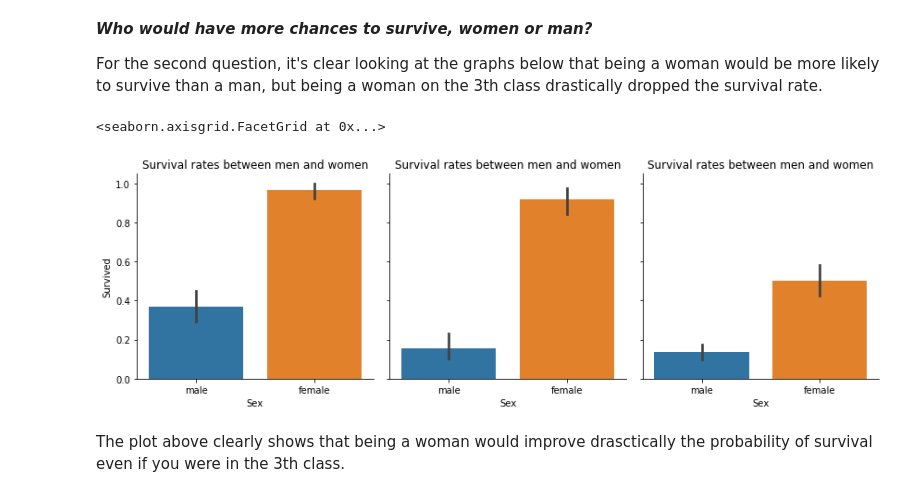
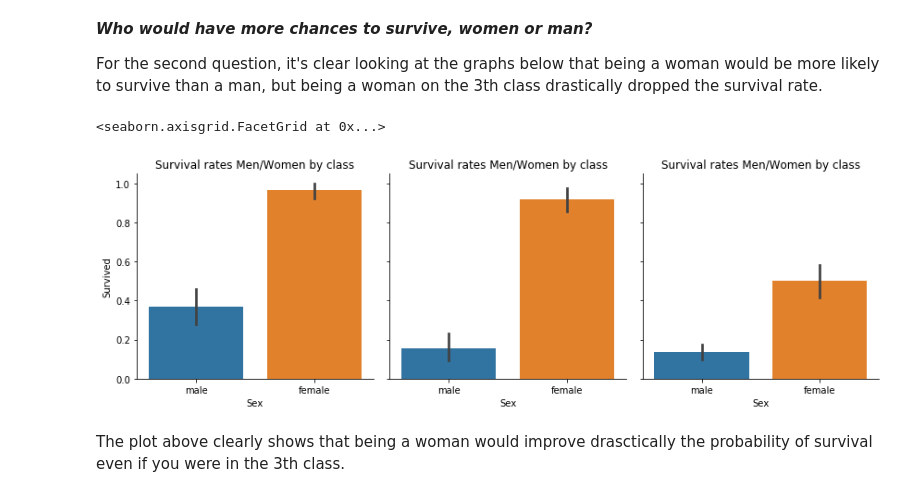
Before and after one commit to thiagoramos23/nanodegre-udacity-project-titanic, a Jupyter notebook: Titanic.ipynb, the cells around one changed output. Cells and saved outputs as stored; diff of their text form; code cells hidden in the pictures.

```diff
--- a/Titanic.ipynb
+++ b/Titanic.ipynb
@@ -19,14 +18,0 @@ We are here to try to understand three main questions.
-# %%
-import unicodecsv
-
-#Csv Location
-titanic_file = 'titanic_data.csv'
-
-#Reading csv file.
-def read_csv(file):
-    with open(file, 'rb') as f:
-        reader = unicodecsv.DictReader(f)
-        return list(reader)
-
-titanic_data = read_csv(titanic_file)
-print(titanic_data[0])
@@ -35,3 +55,6 @@ OrderedDict([('PassengerId', '1'), ('Survived', '0'), ('Pclass', '3'), ('Name',
+# %%
+#drop unused columns
+titanic_df.drop(['SibSp', 'Ticket', 'Cabin', 'Name', 'PassengerId', 'Embarked'], axis=1, inplace=True)
 # %%
 #Getting to know the file. How much rows and columns it has.
 titanic_df.shape
@@ -63,7 +115,7 @@ def cutDF(df):
     return pd.cut(df,[0, 13, 18, 25, 40, 50, 60, 120], labels=['Child', 'Teenager', 'Young Adult', 'Adult', 'lower_middle', 'upper_middle', 'OAP'])
 
 #Creating new field called Age_Category using the method above to be processed using the apply method.
-titanic_df['Age_Category'] = titanic_df[['Age']].apply(cutDF)
+df_without_null_ages['Age_Category'] = df_without_null_ages[['Age']].apply(cutDF)
 # %%
 #This method calculates the percentage of survival for a specified class that could be (1st class, 2nd class or 3th class).
 #p_class is an integer
@@ -95,14 +147,14 @@ For the second question, it's clear looking at the graphs below that being a wom
 # %%
 %matplotlib inline
 import seaborn as sns
 
 #Create a factor plot using the Sex as X column, Survived as Y column and spliting the data by Pclass.
 #This plot informs the rate of survival for males and females for each Pclass.
 factor = sns.factorplot(x="Sex", y="Survived", col="Pclass", data=titanic_df , kind="bar")
-factor.set(title="Survival rates between men and women")
+factor.set(title="Survival rates Men/Women by class")
 # %% [output]
 <seaborn.axisgrid.FacetGrid at 0x...>
-[figure, old version]
+[figure, new version]
 # %% [markdown]
 The plot above clearly shows that being a woman would improve drasctically the probability of survival even if you were in the 3th class.
 # %%
```
Also changed, not shown: parts of 15 cells of this notebook, 1 other file.
